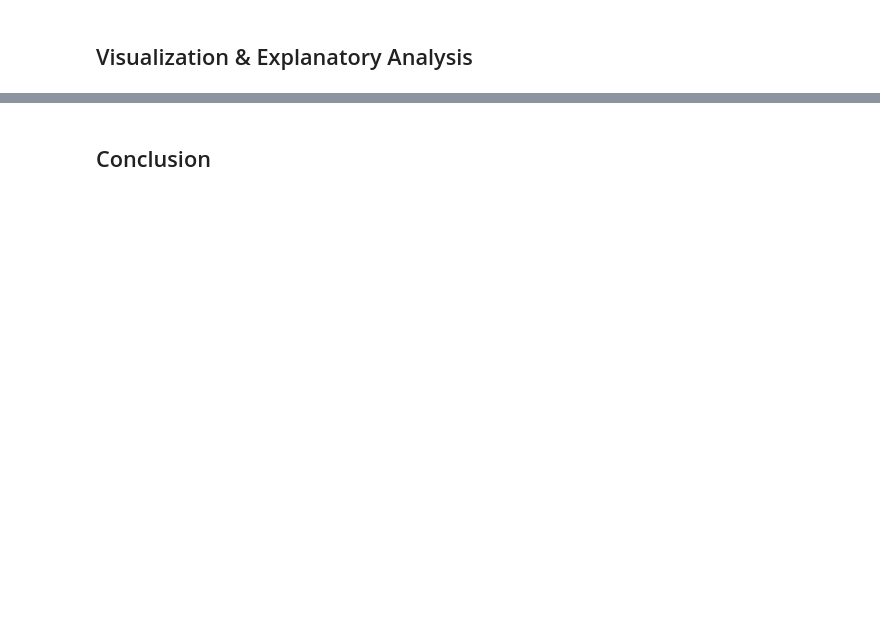
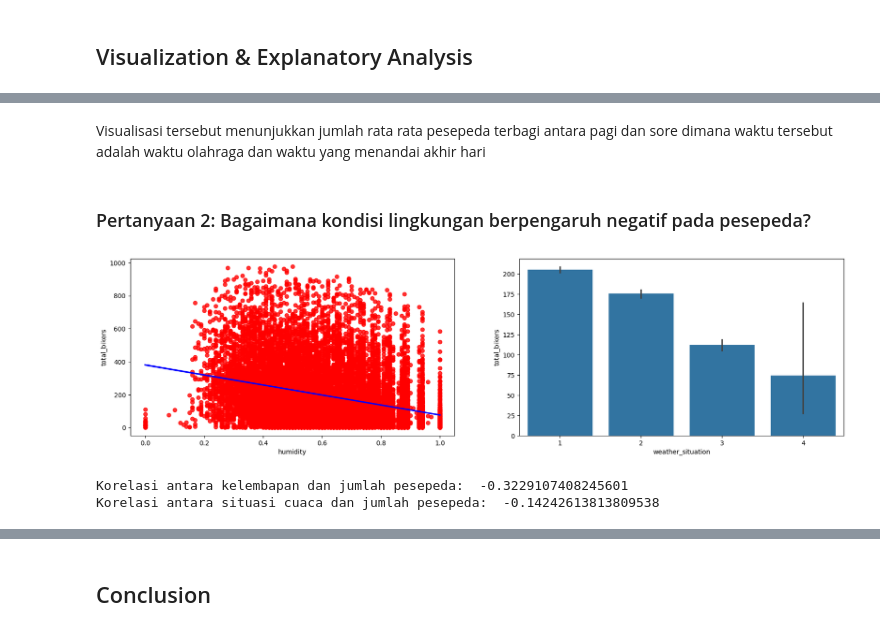
Before and after one commit to Afadfath03/Dicoding_DA, a Jupyter notebook: notebook.ipynb, the cells around one changed output, grey strips where cells are left out. Saved outputs shown, nothing was run; the diff lists cells and outputs as text; code cells hidden in the pictures; blank space fills up the shorter version.

```diff
--- a/notebook.ipynb
+++ b/notebook.ipynb
@@ -414,0 +262,30 @@ Dari hasil pengelompokan/clustering, terbagi 4 cluster yaitu:
+# %% [markdown]
+Visualisasi tersebut menunjukkan jumlah rata rata pesepeda terbagi antara pagi dan sore dimana waktu tersebut adalah waktu olahraga dan waktu yang menandai akhir hari
+# %% [markdown]
+### Pertanyaan 2: Bagaimana kondisi lingkungan berpengaruh negatif pada pesepeda?
+# %%
+fig, ax = plt.subplots(nrows=1, ncols=2, figsize=(20, 5))
+
+sns.regplot(
+    x='humidity',
+    y='total_bikers',
+    data=df_hour,
+    color='red',
+    line_kws={'color': 'blue'},
+    ax=ax[0])
+
+sns.barplot(
+    x='weather_situation',
+    y='total_bikers',
+    data=df_hour,
+    ax=ax[1])
+
+plt.show()
+# %% [output]
+[figure, added]
+# %%
+print("Korelasi antara kelembapan dan jumlah pesepeda: ", df_hour['total_bikers'].corr(df_hour['humidity']))
+print("Korelasi antara situasi cuaca dan jumlah pesepeda: ", df_hour['total_bikers'].corr(df_hour['weather_situation']))
+# %% [output]
+Korelasi antara kelembapan dan jumlah pesepeda:  -0.3229107408245601
+Korelasi antara situasi cuaca dan jumlah pesepeda:  -0.14242613813809538
```
Also changed, not shown: parts of 103 cells of this notebook, 4 other files.
